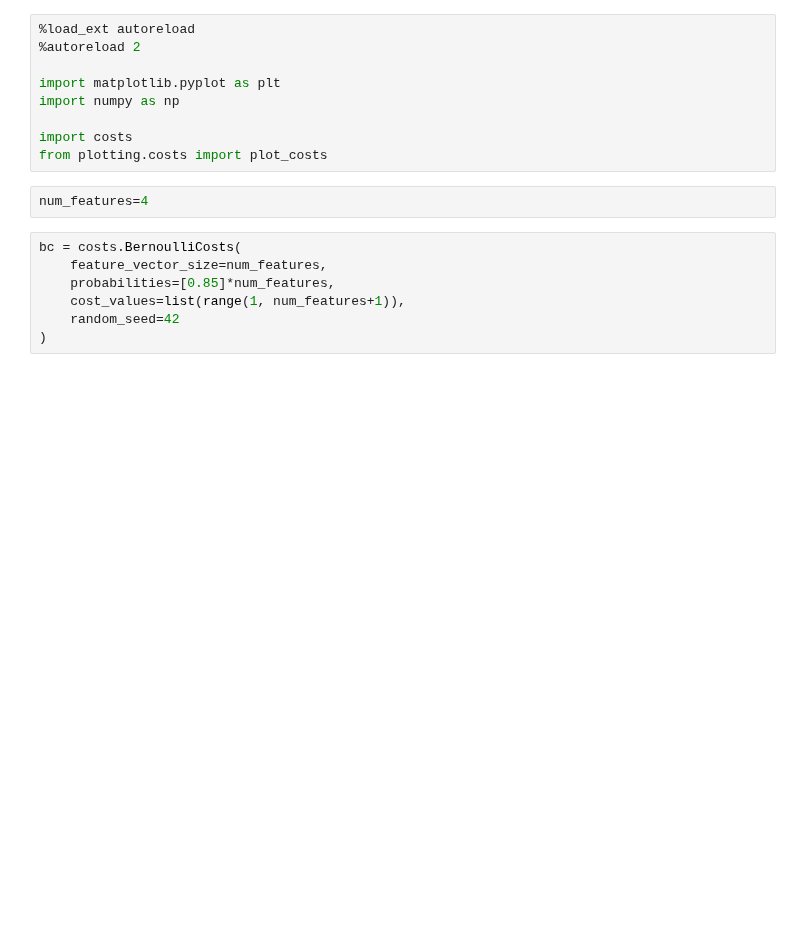
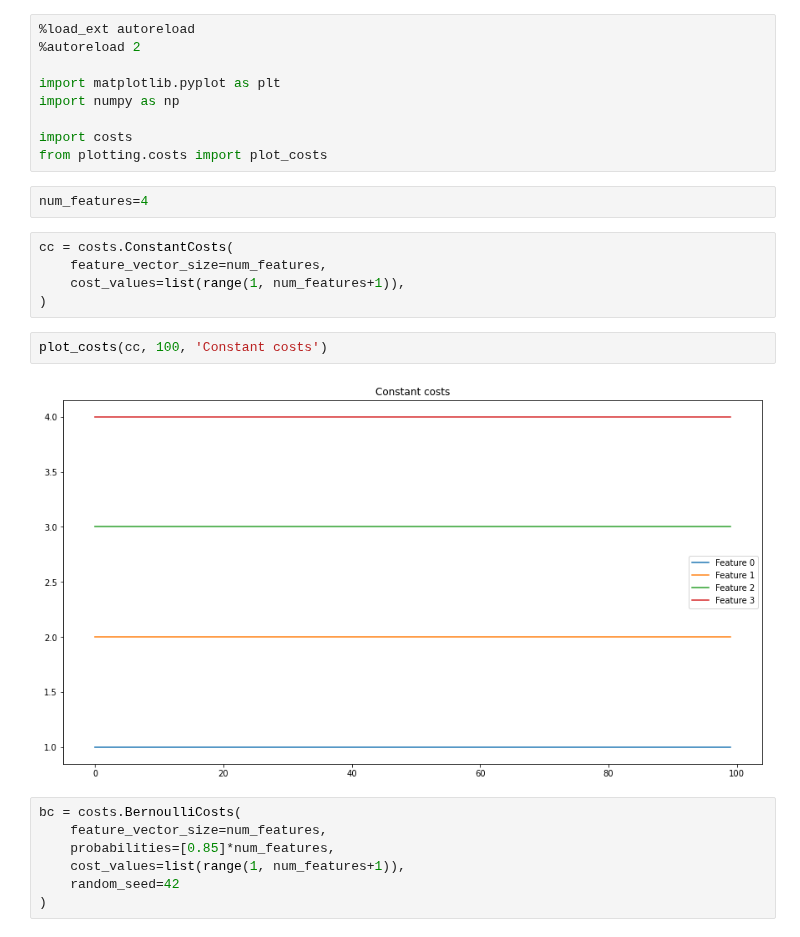
Before and after one commit to saeedghoorchian/NCC-Bandits, a Jupyter notebook: experiments/plot_costs.ipynb, the cells around one changed output. Saved outputs shown, nothing was run; the diff lists cells and outputs as text; blank space fills up the shorter version.

```diff
--- a/experiments/plot_costs.ipynb
+++ b/experiments/plot_costs.ipynb
@@ -15,6 +15,15 @@ import costs
 from plotting.costs import plot_costs
 # %%
 num_features=4
+# %%
+cc = costs.ConstantCosts(
+    feature_vector_size=num_features,
+    cost_values=list(range(1, num_features+1)),
+)
+# %%
+plot_costs(cc, 100, 'Constant costs')
+# %% [output]
+[figure, added]
 # %%
 bc = costs.BernoulliCosts(
     feature_vector_size=num_features,
```
Also changed, not shown: 1 other file.
